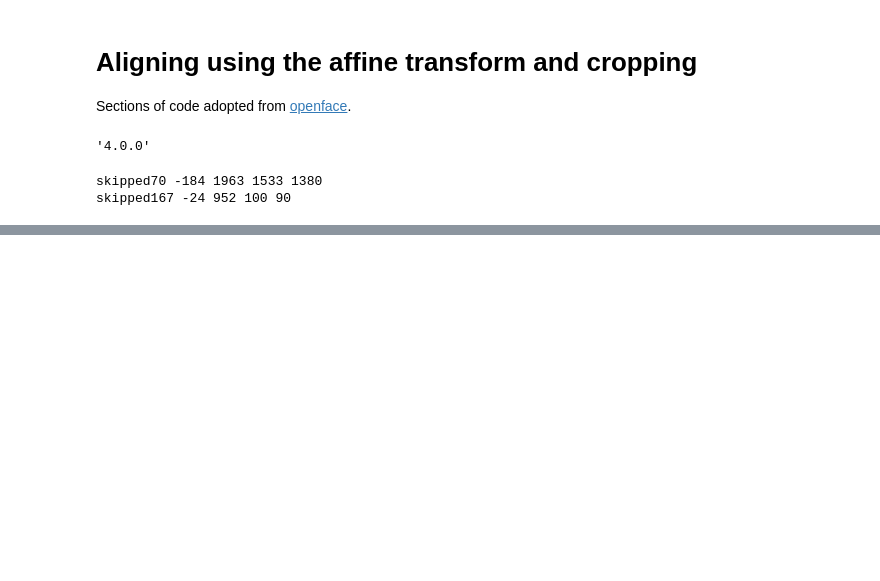
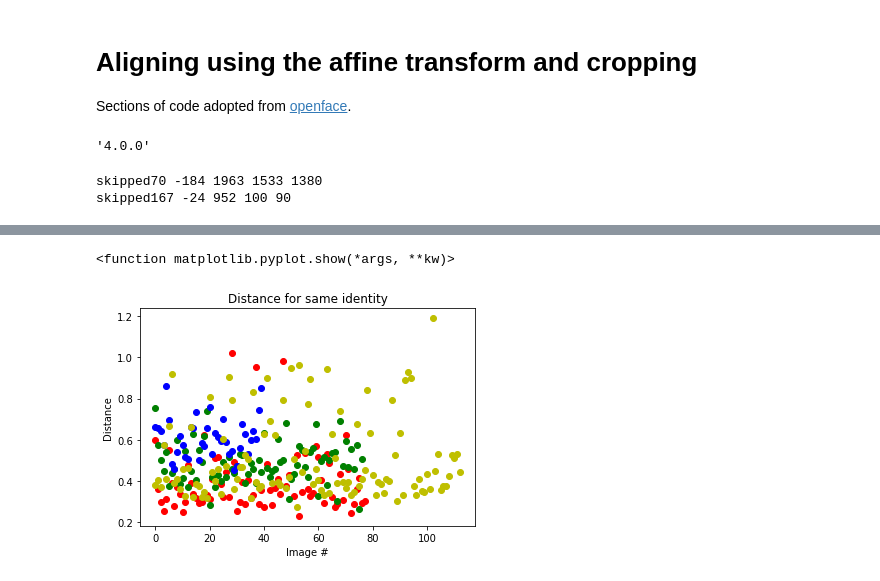
Before and after one commit to pkmandke/openface-PC, a Jupyter notebook: scripts/eval.ipynb, the cells around one changed output, grey strips where cells are left out. Drawn from its saved outputs; the diff is of its cells as text; code cells hidden in the pictures; blank space fills up the shorter version.

```diff
--- a/scripts/eval.ipynb
+++ b/scripts/eval.ipynb
@@ -55,0 +105,21 @@ skipped167 -24 952 100 90
+# %%
+# Distance from
+
+pth1 = '/home/prathamesh/undergrad/btech_proj/misc/openface/pc_demo/Photos/aligned/'
+import facenet
+
+model = facenet.load_model()
+
+dis1 = [popr.relative_dist(facenet.forward(model, cv2.imread(pth1 + 'pm/' + em).reshape(96,96,3)).reshape(1,128), cbook[1][3])  for em in os.listdir(pth1 + 'pm/')]
+dis2 = [popr.relative_dist(facenet.forward(model, cv2.imread(pth1 + 'hk/' + em).reshape(96,96,3)).reshape(1,128), cbook[1][5])  for em in os.listdir(pth1 + 'hk/')]
+dis3 = [popr.relative_dist(facenet.forward(model, cv2.imread(pth1 + 'hm/' + em).reshape(96,96,3)).reshape(1,128), cbook[1][4])  for em in os.listdir(pth1 + 'hm/')]
+dis4 = [popr.relative_dist(facenet.forward(model, cv2.imread(pth1 + 'vd/' + em).reshape(96,96,3)).reshape(1,128), cbook[1][6])  for em in os.listdir(pth1 + 'vd/')]
+# %%
+plt.plot(range(len(dis1)), dis1, 'ro', range(len(dis2)), dis2, 'go', range(len(dis3)), dis3, 'bo', range(len(dis4)), dis4, 'yo')
+plt.title('Distance for same identity')
+plt.xlabel('Image #')
+plt.ylabel('Distance')
+plt.show
+# %% [output]
+<function matplotlib.pyplot.show(*args, **kw)>
+[figure, added]
```
Also changed, not shown: parts of 6 cells of this notebook, 3 other files.
